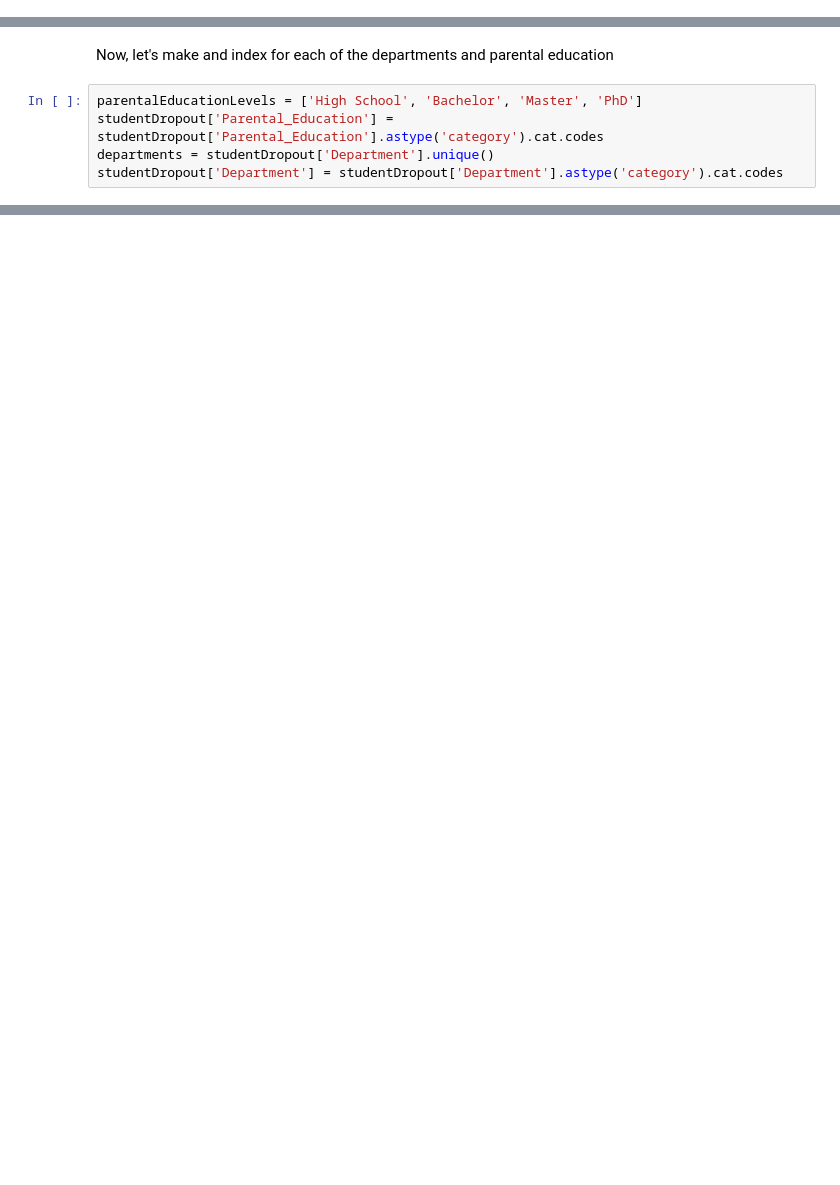
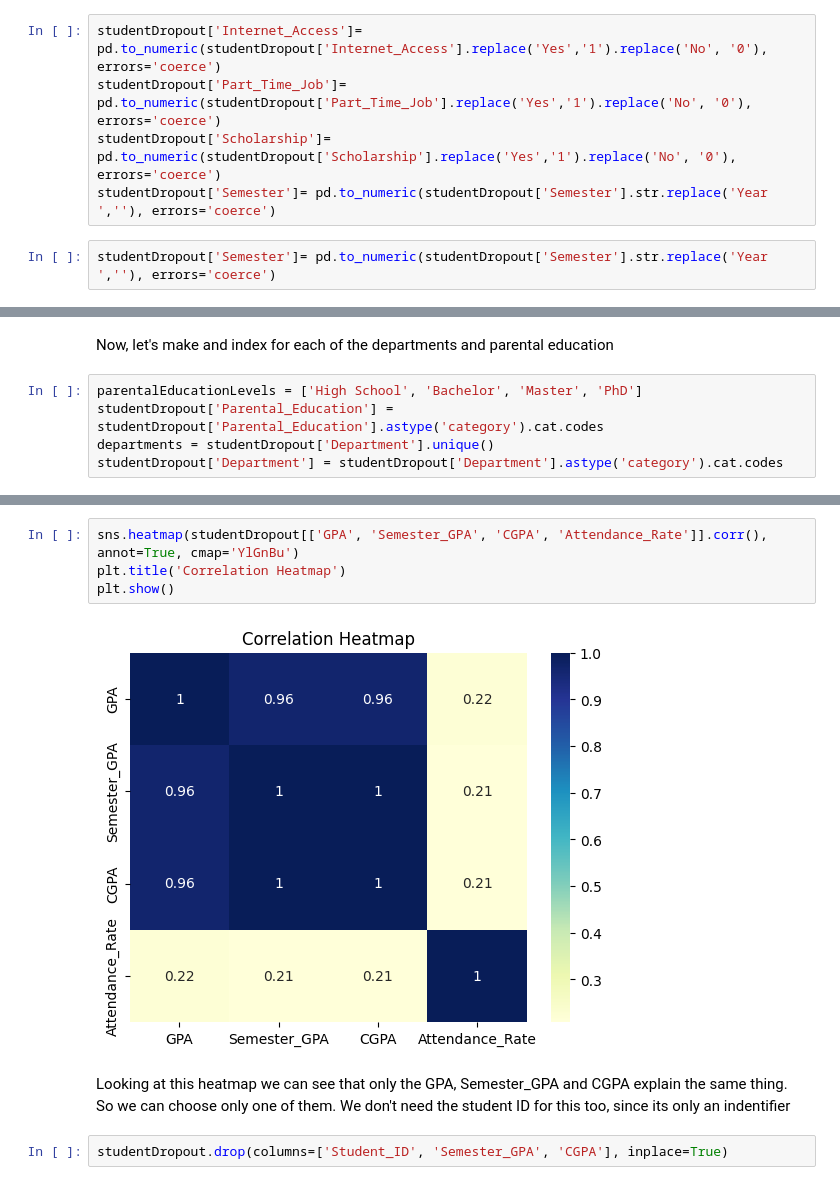
Before and after one commit to Ribeigu/Students-Dropout-Prediction, a Jupyter notebook: dataAnalysis.ipynb, the cells around one changed output, grey strips where cells are left out. Drawn from its saved outputs; the diff is of its cells as text; blank space fills up the shorter version.

Commit message:
Finishing studentDropout analysis

```diff
--- a/dataAnalysis.ipynb
+++ b/dataAnalysis.ipynb
@@ -122,3 +132,10 @@ studentDropout['Internet_Access']= pd.to_numeric(studentDropout['Internet_Access
 studentDropout['Part_Time_Job']= pd.to_numeric(studentDropout['Part_Time_Job'].replace('Yes','1').replace('No', '0'), errors='coerce')
 studentDropout['Scholarship']= pd.to_numeric(studentDropout['Scholarship'].replace('Yes','1').replace('No', '0'), errors='coerce')
 studentDropout['Semester']= pd.to_numeric(studentDropout['Semester'].str.replace('Year ',''), errors='coerce')
+# %%
+studentDropout['Internet_Access']= pd.to_numeric(studentDropout['Internet_Access'].replace('Yes','1').replace('No', '0'), errors='coerce')
+studentDropout['Part_Time_Job']= pd.to_numeric(studentDropout['Part_Time_Job'].replace('Yes','1').replace('No', '0'), errors='coerce')
+studentDropout['Scholarship']= pd.to_numeric(studentDropout['Scholarship'].replace('Yes','1').replace('No', '0'), errors='coerce')
+studentDropout['Semester']= pd.to_numeric(studentDropout['Semester'].str.replace('Year ',''), errors='coerce')
+# %%
+studentDropout['Semester']= pd.to_numeric(studentDropout['Semester'].str.replace('Year ',''), errors='coerce')
@@ -155,0 +151,11 @@ memory usage: 1.3 MB
+# %%
+sns.heatmap(studentDropout[['GPA', 'Semester_GPA', 'CGPA', 'Attendance_Rate']].corr(), annot=True, cmap='YlGnBu')
+plt.title('Correlation Heatmap')
+plt.show()
+# %% [output]
+[figure, added]
+# %% [markdown]
+Looking at this heatmap we can see that only the GPA, Semester_GPA and CGPA explain the same thing. So we can choose only one of them.
+We don't need the student ID for this too, since its only an indentifier
+# %%
+studentDropout.drop(columns=['Student_ID', 'Semester_GPA', 'CGPA'], inplace=True)
```
Also changed, not shown: parts of 7 cells of this notebook.
